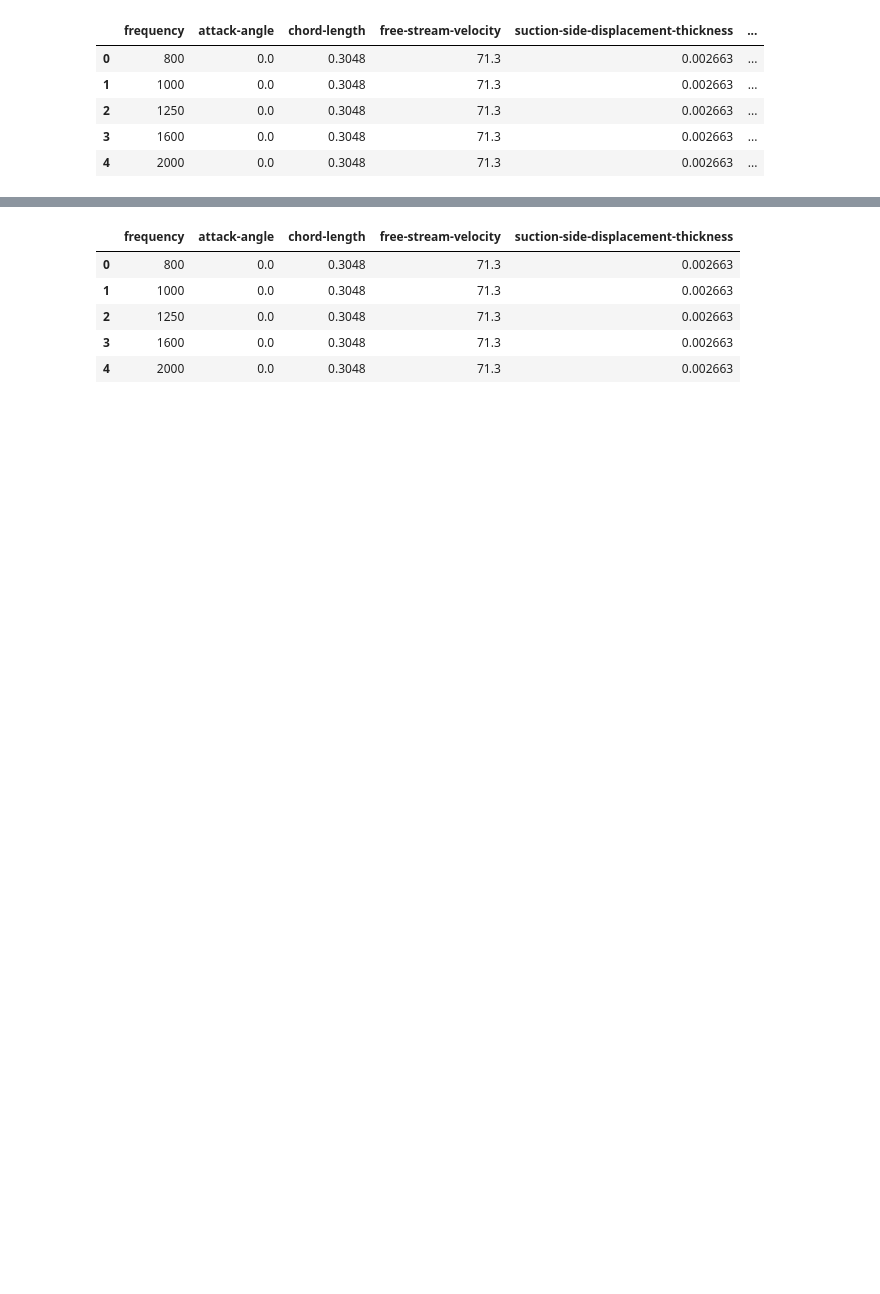
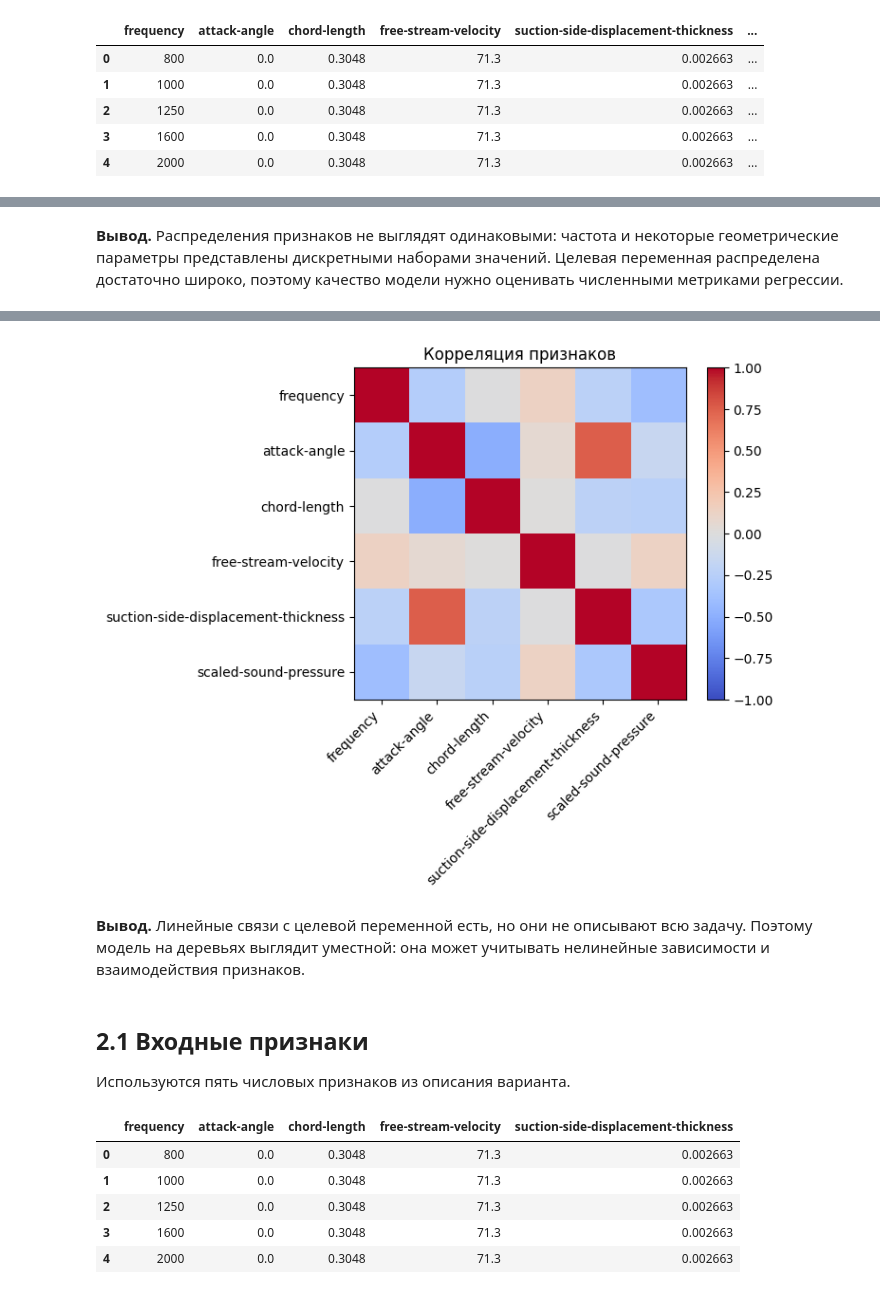
Before and after one commit to nepridumalnik/it-lms-course, a Jupyter notebook: final/task.ipynb, the cells around one changed output, grey strips where cells are left out. Saved outputs shown, nothing was run; the diff lists cells and outputs as text; code cells hidden in the pictures; blank space fills up the shorter version.

```diff
--- a/final/task.ipynb
+++ b/final/task.ipynb
@@ -38,0 +109,17 @@ df.head()
+# %% [markdown]
+**Вывод.** Распределения признаков не выглядят одинаковыми: частота и некоторые геометрические параметры представлены дискретными наборами значений. Целевая переменная распределена достаточно широко, поэтому качество модели нужно оценивать численными метриками регрессии.
+# %%
+corr = df.corr(numeric_only=True)
+display(corr.round(3))
+
+fig, ax = plt.subplots(figsize=(8, 6))
+image = ax.imshow(corr, cmap="coolwarm", vmin=-1, vmax=1)
+ax.set_xticks(range(len(corr.columns)))
+ax.set_yticks(range(len(corr.columns)))
+ax.set_xticklabels(corr.columns, rotation=45, ha="right")
+ax.set_yticklabels(corr.columns)
+fig.colorbar(image, ax=ax, fraction=0.046, pad=0.04)
+ax.set_title("Корреляция признаков")
+plt.tight_layout()
+plt.show()
+# %% [output]
@@ -39,3 +133,10 @@ df.head()
+[figure, added]
+# %% [markdown]
+**Вывод.** Линейные связи с целевой переменной есть, но они не описывают всю задачу. Поэтому модель на деревьях выглядит уместной: она может учитывать нелинейные зависимости и взаимодействия признаков.
+# %% [markdown]
+## 2.1 Входные признаки
+
+Используются пять числовых признаков из описания варианта.
 # %%
 train_df = df[list(TRAIN_COLUMNS)]
 train_df.head()
```
Also changed, not shown: parts of 27 cells of this notebook, 2 other files.
